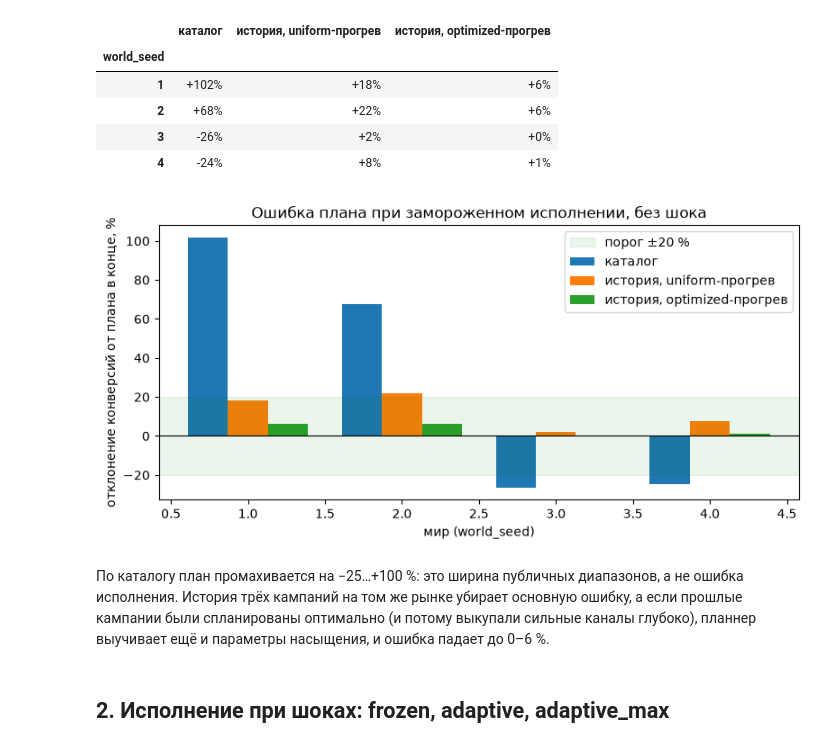
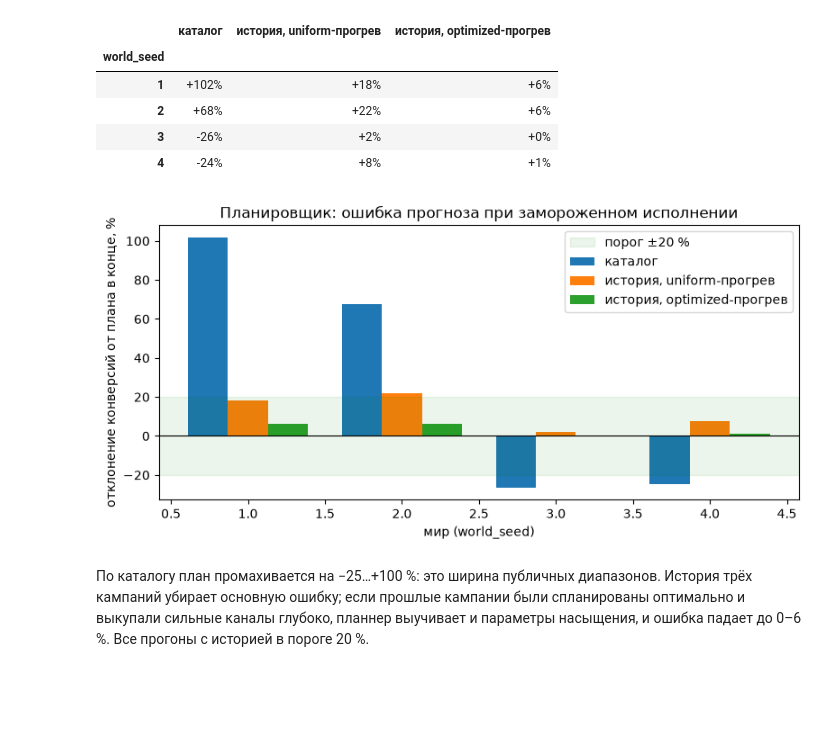
Before and after one commit to The-Gleb/media_planner, a Jupyter notebook: tools/evaluation/results/analysis.ipynb, the cells around one changed output. Saved outputs shown, nothing was run; the diff lists cells and outputs as text; code cells hidden in the pictures; blank space fills up the shorter version.

```diff
--- a/tools/evaluation/results/analysis.ipynb
+++ b/tools/evaluation/results/analysis.ipynb
@@ -36,9 +35,10 @@ print(len(cold_warm), 'прогонов cold/warm,', len(final), 'прогоно
 # %%
 frozen_none = cold_warm[(cold_warm.scenario == 'none') & (cold_warm['mode'] == 'frozen')]
-cold = frozen_none[frozen_none.history == 0].set_index('world_seed').final_dev_kpi
-warm_uniform = frozen_none[frozen_none.history == 3].set_index('world_seed').final_dev_kpi
-warm_opt = final[(final.scenario == 'none') & (final['mode'] == 'frozen')].set_index('world_seed').final_dev_kpi
-table = pd.DataFrame({'каталог': cold, 'история, uniform-прогрев': warm_uniform, 'история, optimized-прогрев': warm_opt})
+table = pd.DataFrame({
+    'каталог': frozen_none[frozen_none.history == 0].set_index('world_seed').final_dev_kpi,
+    'история, uniform-прогрев': frozen_none[frozen_none.history == 3].set_index('world_seed').final_dev_kpi,
+    'история, optimized-прогрев': final[(final.scenario == 'none') & (final['mode'] == 'frozen')].set_index('world_seed').final_dev_kpi,
+})
 table.map(pct)
 # %% [output]
 |  | каталог | история, uniform-прогрев | история, optimized-прогрев |
@@ -48,17 +48,14 @@ table.map(pct)
 | 3 | -26% | +2% | +0% |
 | 4 | -24% | +8% | +1% |
 # %%
-fig, ax = plt.subplots(figsize=(8, 4))
-width = 0.26
+fig, ax = plt.subplots(figsize=(8, 4)); width = 0.26
 for i, col in enumerate(table.columns):
     ax.bar(table.index + (i - 1) * width, table[col] * 100, width, label=col)
 ax.axhspan(-20, 20, color='green', alpha=0.08, label='порог ±20 %'); ax.axhline(0, color='black', lw=0.8)
 ax.set_xlabel('мир (world_seed)'); ax.set_ylabel('отклонение конверсий от плана в конце, %')
-ax.set_title('Ошибка плана при замороженном исполнении, без шока'); ax.legend()
+ax.set_title('Планировщик: ошибка прогноза при замороженном исполнении'); ax.legend()
 fig.tight_layout(); fig.savefig(FIG / 'plan_accuracy.png', dpi=120); plt.show()
 # %% [output]
-[figure, old version]
+[figure, new version]
 # %% [markdown]
-По каталогу план промахивается на −25…+100 %: это ширина публичных диапазонов, а не ошибка исполнения. История трёх кампаний на том же рынке убирает основную ошибку, а если прошлые кампании были спланированы оптимально (и потому выкупали сильные каналы глубоко), планнер выучивает ещё и параметры насыщения, и ошибка падает до 0–6 %.
+По каталогу план промахивается на −25…+100 %: это ширина публичных диапазонов. История трёх кампаний убирает основную ошибку; если прошлые кампании были спланированы оптимально и выкупали сильные каналы глубоко, планнер выучивает и параметры насыщения, и ошибка падает до 0–6 %. Все прогоны с историей в пороге 20 %.
-# %% [markdown]
-## 2. Исполнение при шоках: frozen, adaptive, adaptive_max
```
Also changed, not shown: parts of 16 cells of this notebook, 10 other files.
